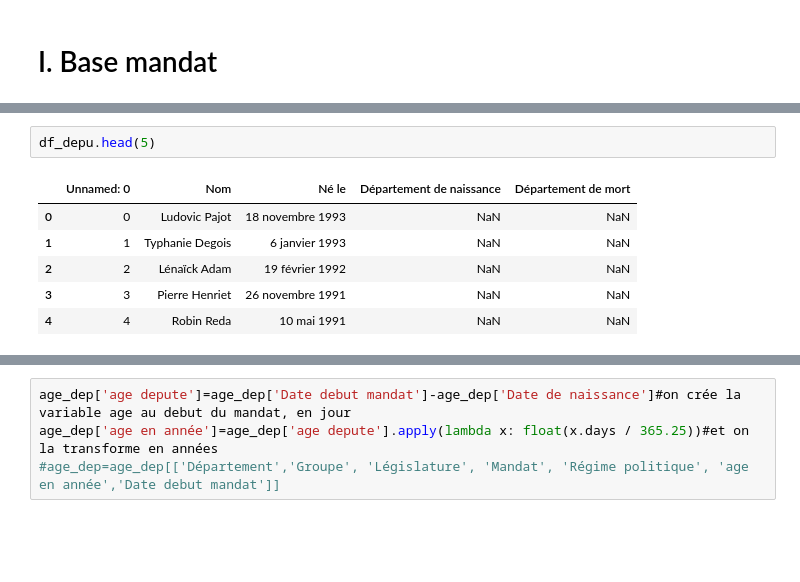
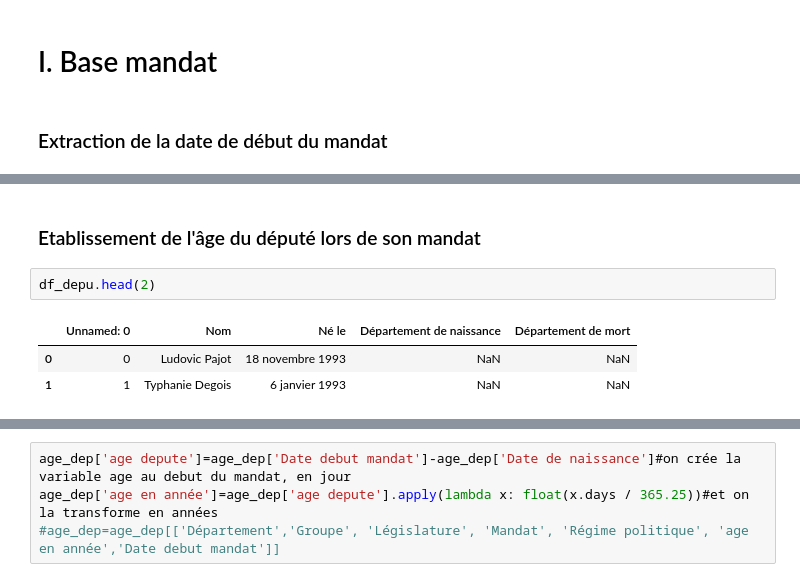
Before and after one commit to dusylvain/Projet-Python-deputes, a Jupyter notebook: prep_donnee.ipynb, the cells around one changed output, grey strips where cells are left out. Saved outputs shown, nothing was run; the diff lists cells and outputs as text; blank space fills up the shorter version.

```diff
--- a/prep_donnee.ipynb
+++ b/prep_donnee.ipynb
@@ -16,6 +16,8 @@ if user=='G':
     df_depu=pd.read_csv("C:/Users/Administrateur.LAPTOP-FH8TB47B/Desktop/Projet_assemblee/listeDepute_complete.csv")
 # %% [markdown]
 <h1> I. Base mandat
+# %% [markdown]
+### Extraction de la date de début du mandat
 # %%
 debut_mandat=[]
 for dates in mandat_dep["Mandat"]:
@@ -28,13 +30,12 @@ mandat_dep.head(2)
 |  | Unnamed: 0 | Département | Groupe | Législature | Mandat | Régime politique | Nom | Debut Mandat |
 | 0 | 0 | Territoire-de-Belfort | Union pour la majorité présidenti... | XIIe législature | Du 19 juin 2002 au 19 juin 2007 | Cinquième République - Assemblée ... | Damien Meslot | 19 juin 2002 |
 | 1 | 0 | Territoire-de-Belfort | Union pour un mouvement populaire | XIIIe législature | Du 20 juin 2007 au 19 juin 2012 | Cinquième République - Assemblée ... | Damien Meslot | 20 juin 2007 |
+# %% [markdown]
+### Etablissement de l'âge du député lors de son mandat
 # %%
-df_depu.head(5)
+df_depu.head(2)
 # %% [output]
 |  | Unnamed: 0 | Nom | Né le | Département de naissance | Département de mort |
 | 0 | 0 | Ludovic Pajot | 18 novembre 1993 | NaN | NaN |
 | 1 | 1 | Typhanie Degois | 6 janvier 1993 | NaN | NaN |
-| 2 | 2 | Lénaïck Adam | 19 février 1992 | NaN | NaN |
-| 3 | 3 | Pierre Henriet | 26 novembre 1991 | NaN | NaN |
-| 4 | 4 | Robin Reda | 10 mai 1991 | NaN | NaN |
 # %%
```
Also changed, not shown: parts of 12 cells of this notebook.
